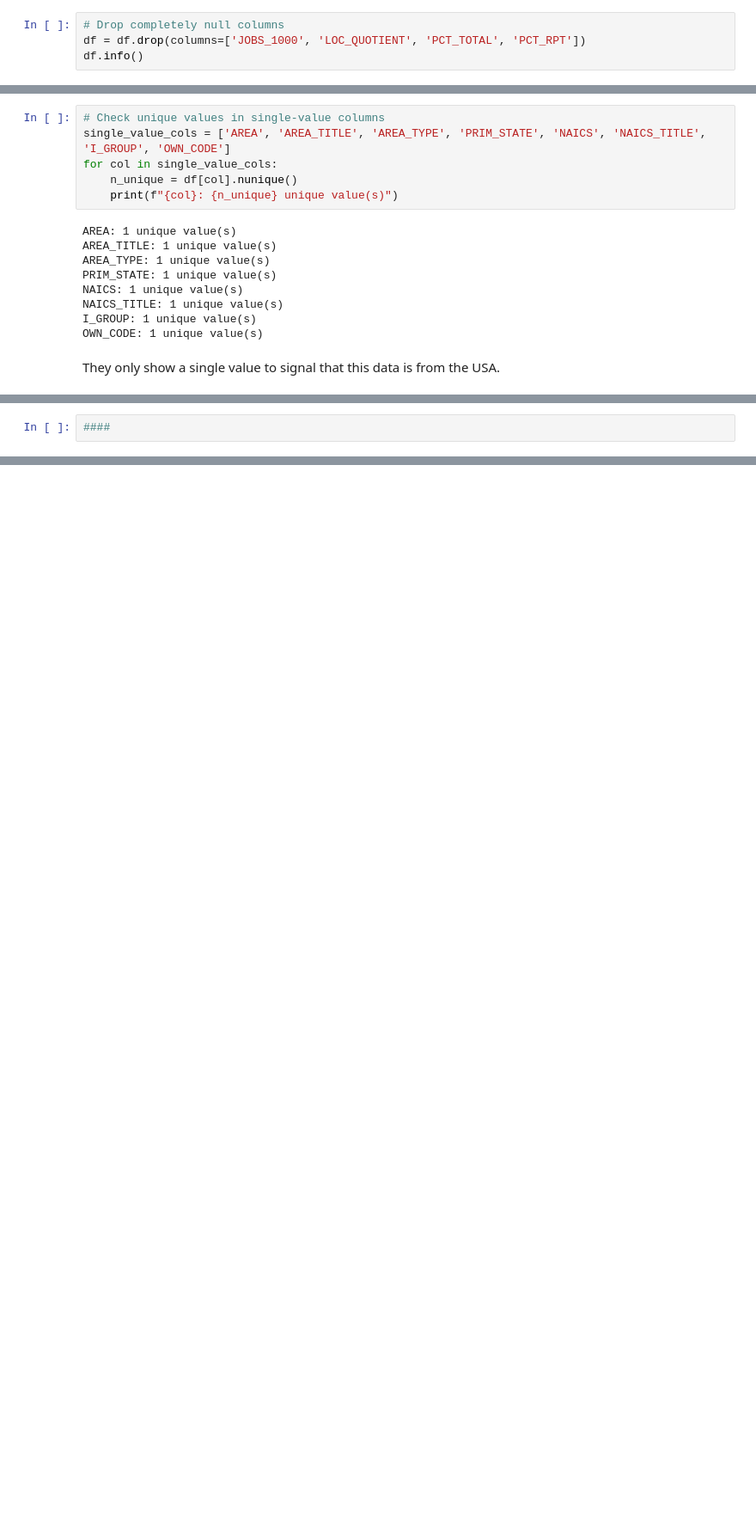
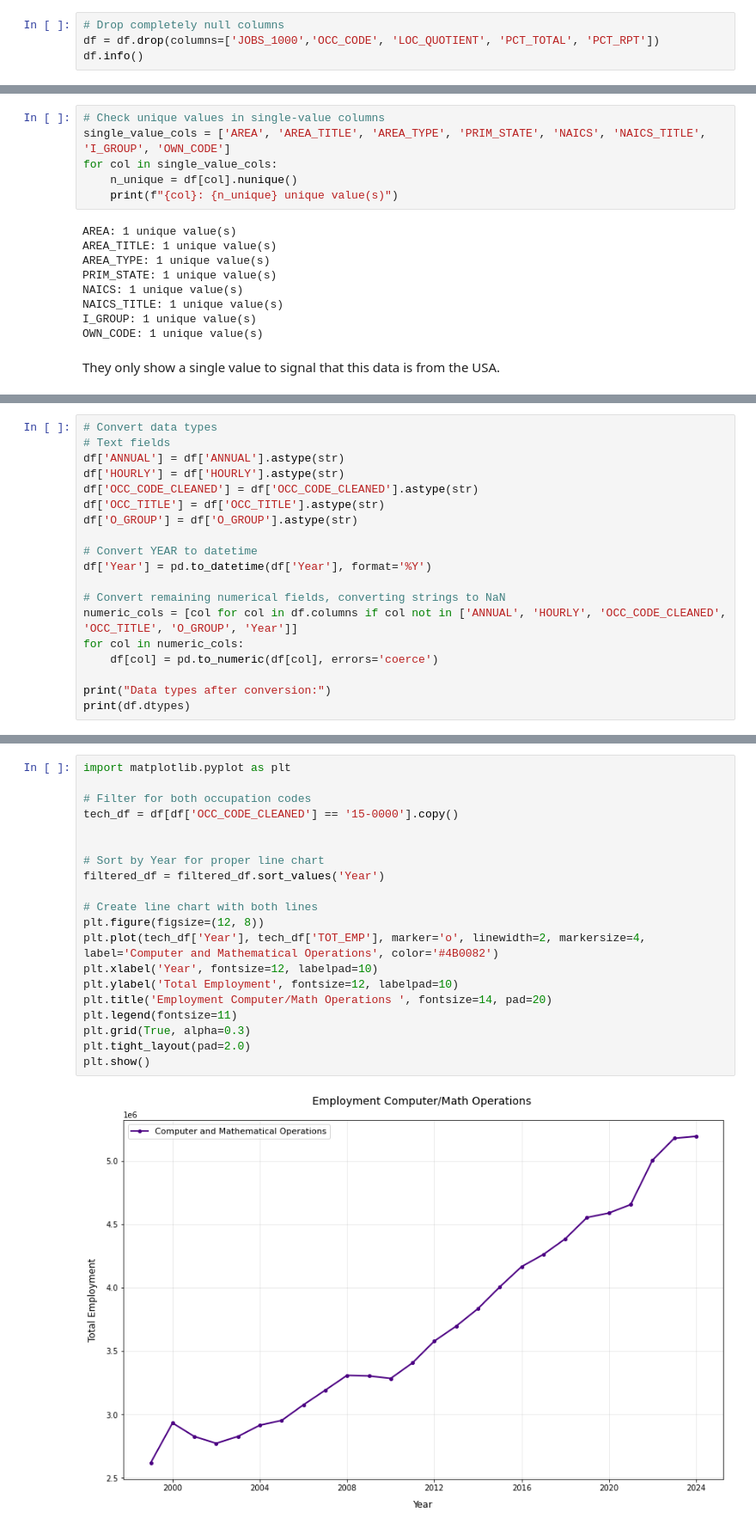
Before and after one commit to charlotteprior/analytics-applications-sp2026-final, a Jupyter notebook: national_employment_eda.ipynb, the cells around one changed output, grey strips where cells are left out. Shown at 86% size. Saved outputs shown, nothing was run; the diff lists cells and outputs as text; blank space fills up the shorter version.

Commit message:
EDA: data types and trends
trends for retrospective analysis on the 15-000 general technology job codes

```diff
--- a/national_employment_eda.ipynb
+++ b/national_employment_eda.ipynb
@@ -65,7 +65,7 @@ memory usage: 8.0+ MB
 4. Some renaming could help
 # %%
 # Drop completely null columns
-df = df.drop(columns=['JOBS_1000', 'LOC_QUOTIENT', 'PCT_TOTAL', 'PCT_RPT'])
+df = df.drop(columns=['JOBS_1000','OCC_CODE', 'LOC_QUOTIENT', 'PCT_TOTAL', 'PCT_RPT'])
 df.info()
 # %% [output]
 <class 'pandas.core.frame.DataFrame'>
@@ -137,3 +137,20 @@ memory usage: 5.2+ MB
 - The rest are numericals *They need to be cleaned from 'star', '#' ,'~' text fields*
 # %%
-####
+# Convert data types
+# Text fields
+df['ANNUAL'] = df['ANNUAL'].astype(str)
+df['HOURLY'] = df['HOURLY'].astype(str)
+df['OCC_CODE_CLEANED'] = df['OCC_CODE_CLEANED'].astype(str)
+df['OCC_TITLE'] = df['OCC_TITLE'].astype(str)
+df['O_GROUP'] = df['O_GROUP'].astype(str)
+
+# Convert YEAR to datetime
+df['Year'] = pd.to_datetime(df['Year'], format='%Y')
+
+# Convert remaining numerical fields, converting strings to NaN
+numeric_cols = [col for col in df.columns if col not in ['ANNUAL', 'HOURLY', 'OCC_CODE_CLEANED', 'OCC_TITLE', 'O_GROUP', 'Year']]
+for col in numeric_cols:
+    df[col] = pd.to_numeric(df[col], errors='coerce')
+
+print("Data types after conversion:")
+print(df.dtypes)
@@ -139,0 +175,22 @@ memory usage: 5.2+ MB
+# %%
+import matplotlib.pyplot as plt
+
+# Filter for both occupation codes
+tech_df = df[df['OCC_CODE_CLEANED'] == '15-0000'].copy()
+
+
+# Sort by Year for proper line chart
+filtered_df = filtered_df.sort_values('Year')
+
+# Create line chart with both lines
+plt.figure(figsize=(12, 8))
+plt.plot(tech_df['Year'], tech_df['TOT_EMP'], marker='o', linewidth=2, markersize=4, label='Computer and Mathematical Operations', color='#4B0082')
+plt.xlabel('Year', fontsize=12, labelpad=10)
+plt.ylabel('Total Employment', fontsize=12, labelpad=10)
+plt.title('Employment Computer/Math Operations ', fontsize=14, pad=20)
+plt.legend(fontsize=11)
+plt.grid(True, alpha=0.3)
+plt.tight_layout(pad=2.0)
+plt.show()
+# %% [output]
+[figure, added]
```
Also changed, not shown: parts of 8 cells of this notebook.
